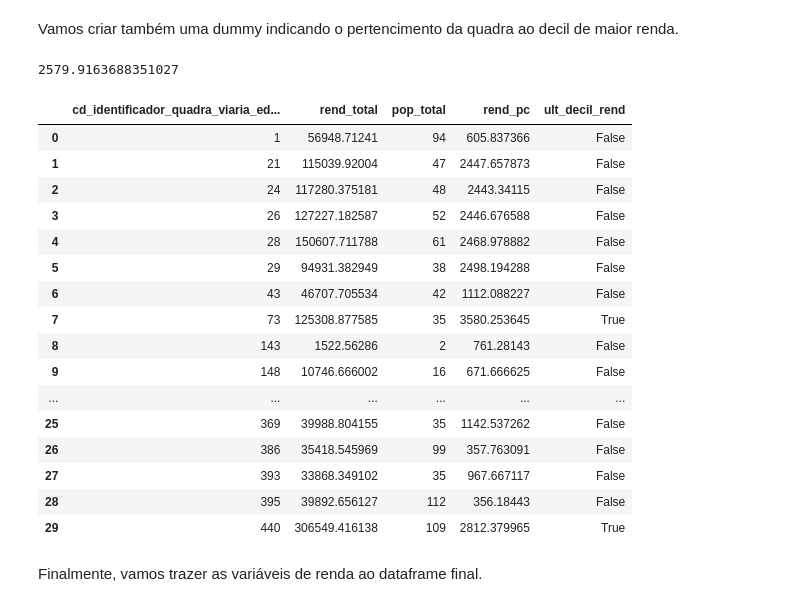
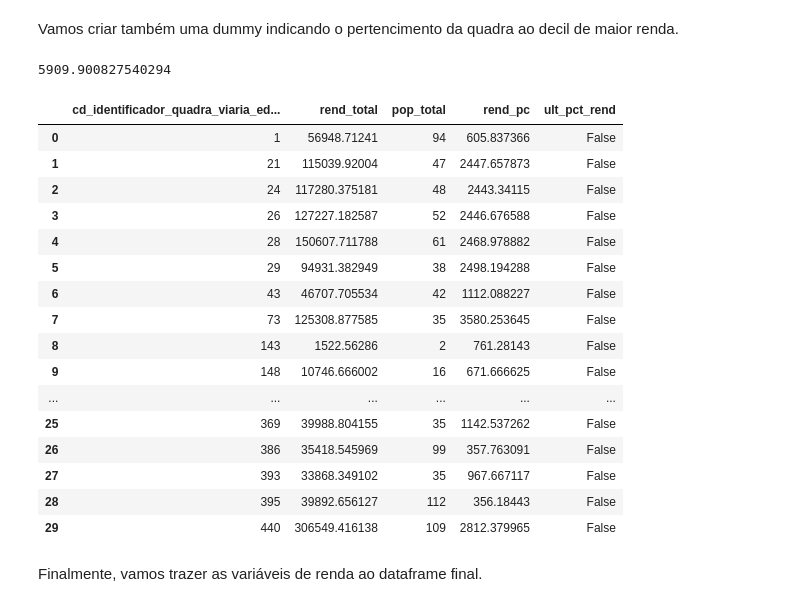
Before and after one commit to sepep-pmsp/compatibilizacao-setores-censitarios, a Jupyter notebook: 11 Quadras viárias como base geométrica.ipynb, the cells around one changed output. Drawn from its saved outputs; the diff is of its cells as text; code cells hidden in the pictures.

Commit message:
Dummy de renda alterada para ultimo percentil

```diff
--- a/11 Quadras viárias como base geométrica.ipynb
+++ b/11 Quadras viárias como base geométrica.ipynb
@@ -1321,14 +1323,14 @@ Name: rend_pc, dtype: float64
 # %% [markdown]
 Vamos criar também uma dummy indicando o pertencimento da quadra ao decil de maior renda.
 # %%
-est_renda_agg['rend_pc'].quantile(0.9)
+est_renda_agg['rend_pc'].quantile(0.99)
 # %% [output]
-2579.9163688351027
+5909.900827540294
 # %%
-est_renda_agg['ult_decil_rend'] = est_renda_agg['rend_pc'] > est_renda_agg['rend_pc'].quantile(0.9)
+est_renda_agg['ult_pct_rend'] = est_renda_agg['rend_pc'] > est_renda_agg['rend_pc'].quantile(0.99)
 est_renda_agg.head(30)
 # %% [output]
-|  | cd_identificador_quadra_viaria_ed... | rend_total | pop_total | rend_pc | ult_decil_rend |
+|  | cd_identificador_quadra_viaria_ed... | rend_total | pop_total | rend_pc | ult_pct_rend |
 | 0 | 1 | 56948.71241 | 94 | 605.837366 | False |
 | 1 | 21 | 115039.92004 | 47 | 2447.657873 | False |
 | 2 | 24 | 117280.375181 | 48 | 2443.34115 | False |
@@ -1336,7 +1338,7 @@ est_renda_agg.head(30)
 | 4 | 28 | 150607.711788 | 61 | 2468.978882 | False |
 | 5 | 29 | 94931.382949 | 38 | 2498.194288 | False |
 | 6 | 43 | 46707.705534 | 42 | 1112.088227 | False |
-| 7 | 73 | 125308.877585 | 35 | 3580.253645 | True |
+| 7 | 73 | 125308.877585 | 35 | 3580.253645 | False |
 | 8 | 143 | 1522.56286 | 2 | 761.28143 | False |
 | 9 | 148 | 10746.666002 | 16 | 671.666625 | False |
 | ... | ... | ... | ... | ... | ... |
@@ -1344,7 +1346,7 @@ est_renda_agg.head(30)
 | 26 | 386 | 35418.545969 | 99 | 357.763091 | False |
 | 27 | 393 | 33868.349102 | 35 | 967.667117 | False |
 | 28 | 395 | 39892.656127 | 112 | 356.18443 | False |
-| 29 | 440 | 306549.416138 | 109 | 2812.379965 | True |
+| 29 | 440 | 306549.416138 | 109 | 2812.379965 | False |
 # %% [markdown]
 Finalmente, vamos trazer as variáveis de renda ao dataframe final.
 # %%
```
Also changed, not shown: parts of 15 cells of this notebook.
